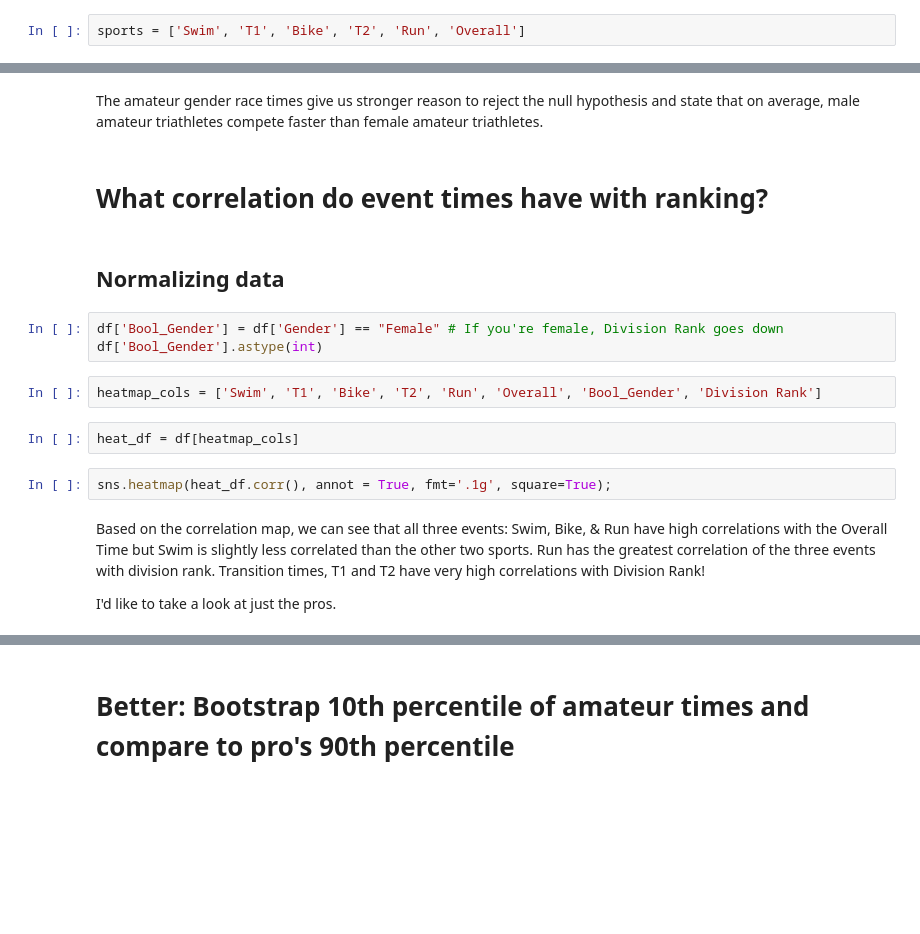
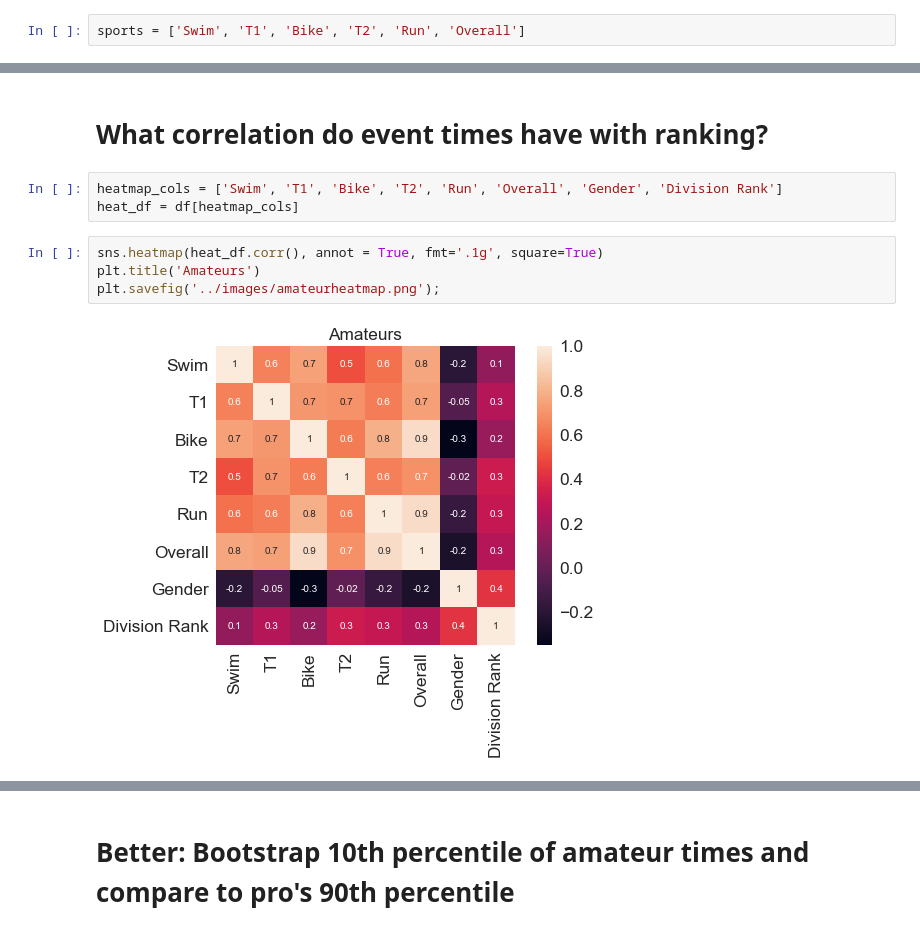
Before and after one commit to czaloumi/ironman-2019, a Jupyter notebook: src/ironman19.ipynb, the cells around one changed output, grey strips where cells are left out. Drawn from its saved outputs; the diff is of its cells as text; blank space fills up the shorter version.

```diff
--- a/src/ironman19.ipynb
+++ b/src/ironman19.ipynb
@@ -110,22 +108,14 @@ print(f'Amateur p-value: {pvalue}')
-# %% [markdown]
-The amateur gender race times give us stronger reason to reject the null hypothesis and state that on average, male amateur triathletes compete faster than female amateur triathletes.
 # %% [markdown]
 # What correlation do event times have with ranking?
-# %% [markdown]
-## Normalizing data
-# %%
-df['Bool_Gender'] = df['Gender'] == "Female" # If you're female, Division Rank goes down
-df['Bool_Gender'].astype(int)
 # %%
-heatmap_cols = ['Swim', 'T1', 'Bike', 'T2', 'Run', 'Overall', 'Bool_Gender', 'Division Rank']
+heatmap_cols = ['Swim', 'T1', 'Bike', 'T2', 'Run', 'Overall', 'Gender', 'Division Rank']
+heat_df = df[heatmap_cols]
-# %%
-heat_df = df[heatmap_cols]
 # %%
-sns.heatmap(heat_df.corr(), annot = True, fmt='.1g', square=True);
+sns.heatmap(heat_df.corr(), annot = True, fmt='.1g', square=True)
+plt.title('Amateurs')
+plt.savefig('../images/amateurheatmap.png');
+# %% [output]
+[figure, added]
-# %% [markdown]
-Based on the correlation map, we can see that all three events: Swim, Bike, & Run have high correlations with the Overall Time but Swim is slightly less correlated than the other two sports. Run has the greatest correlation of the three events with division rank. Transition times, T1 and T2 have very high correlations with Division Rank!
-
-I'd like to take a look at just the pros.
 # %%
 pro_mask = (df['Division'] == 'MPRO') | (df['Division'] == 'FPRO')
 heat_pros = df[pro_mask].copy()
```
Also changed, not shown: parts of 30 cells of this notebook, 1 other file.
